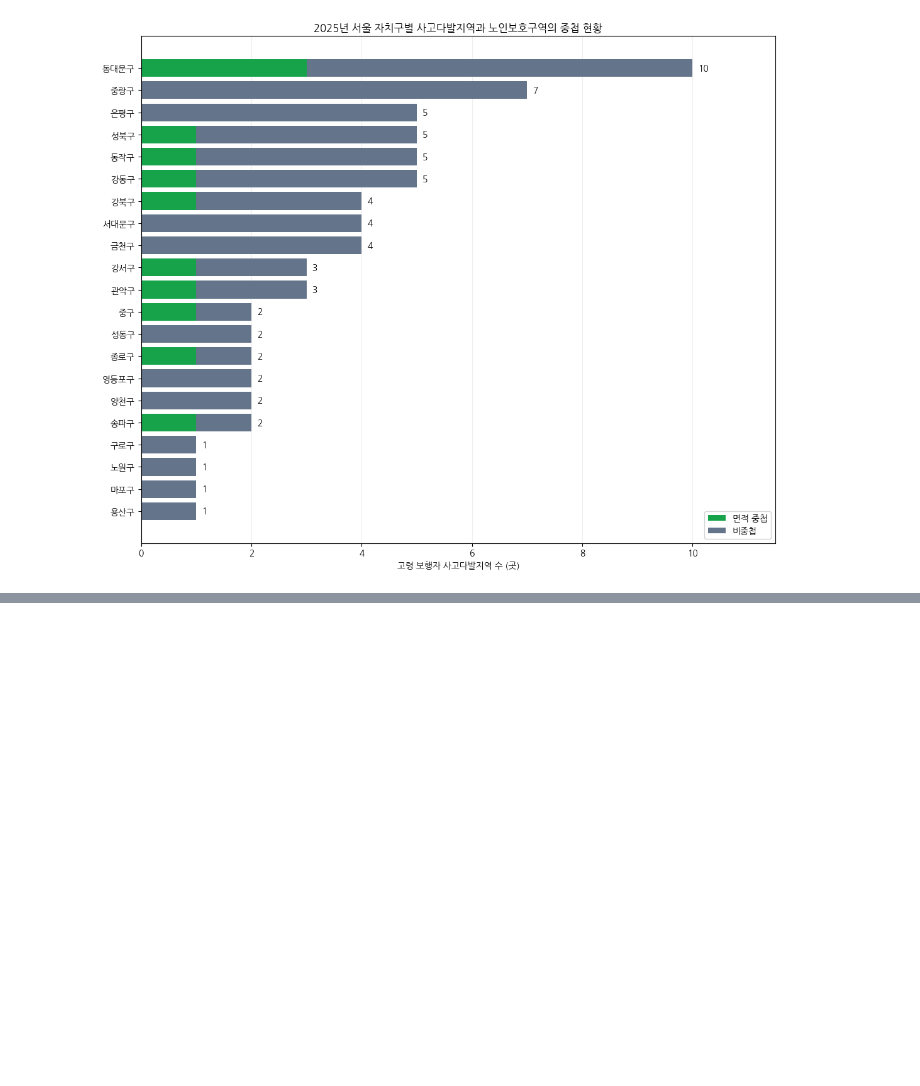
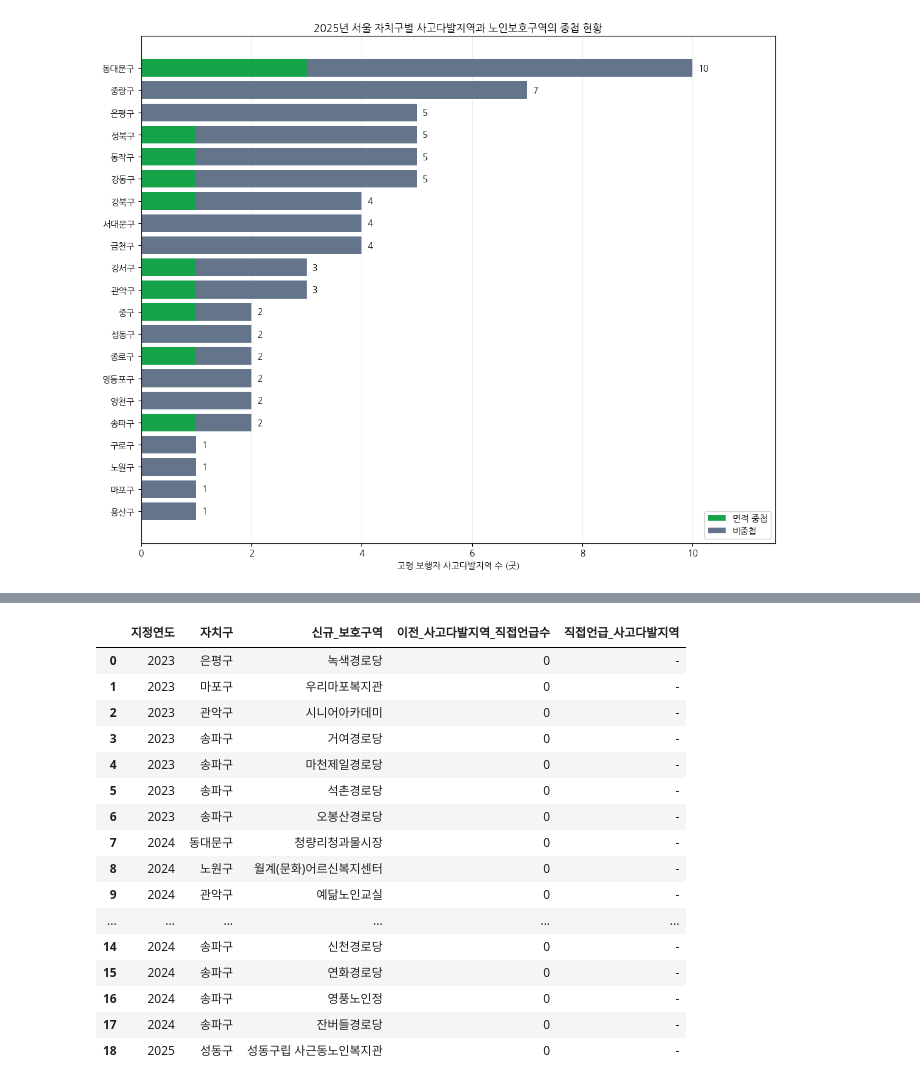
Before and after one commit to csy04x2/elder_accident, a Jupyter notebook: analysis.ipynb, the cells around one changed output, grey strips where cells are left out. Cells and saved outputs as stored; diff of their text form; code cells hidden in the pictures; blank space fills up the shorter version.

```diff
--- a/analysis.ipynb
+++ b/analysis.ipynb
@@ -2499,0 +2749,67 @@ plt.show()
+# %%
+
+# 분석 11 - STEP 7
+# 신규 지정 19곳과 지정 이전 사고다발지역의 명칭 대조
+
+new_zones = pd.DataFrame([
+    (2023, '은평구', '녹색경로당'),
+    (2023, '마포구', '우리마포복지관'),
+    (2023, '관악구', '시니어아카데미'),
+    (2023, '송파구', '거여경로당'),
+    (2023, '송파구', '마천제일경로당'),
+    (2023, '송파구', '석촌경로당'),
+    (2023, '송파구', '오봉산경로당'),
+    (2024, '동대문구', '청량리청과물시장'),
+    (2024, '노원구', '월계(문화)어르신복지센터'),
+    (2024, '관악구', '예닮노인교실'),
+    (2024, '서초구', '방배느티나무쉼터'),
+    (2024, '서초구', '본마을데이케어센터'),
+    (2024, '송파구', '문정노인종합복지관'),
+    (2024, '송파구', '벌말경로당'),
+    (2024, '송파구', '신천경로당'),
+    (2024, '송파구', '연화경로당'),
+    (2024, '송파구', '영풍노인정'),
+    (2024, '송파구', '잔버들경로당'),
+    (2025, '성동구', '성동구립 사근동노인복지관')
+], columns=['지정연도', '자치구', '시설명'])
+
+results = []
+
+for _, zone in new_zones.iterrows():
+
+    # 해당 자치구 + 지정 이전 선정연도만 비교
+    candidates = past_seoul_spots[
+        (past_seoul_spots['선정연도'] < zone['지정연도'])
+        & past_seoul_spots['시도시군구명'].str.contains(
+            zone['자치구'], regex=False, na=False
+        )
+    ]
+
+    # 시설명 그대로 검색 (정규표현식 사용하지 않음)
+    matches = candidates[
+        candidates['지점명'].str.contains(
+            zone['시설명'], regex=False, na=False
+        )
+    ]
+
+    results.append({
+        '지정연도': zone['지정연도'],
+        '자치구': zone['자치구'],
+        '신규_보호구역': zone['시설명'],
+        '이전_사고다발지역_직접언급수': len(matches),
+        '직접언급_사고다발지역': ' / '.join(
+            matches['지점명'].tolist()
+        ) if len(matches) else '-'
+    })
+
+name_match_df = pd.DataFrame(results)
+
+print('신규 보호구역:', len(name_match_df), '곳')
+print(
+    '시설명 직접 언급이 확인된 곳:',
+    (name_match_df['이전_사고다발지역_직접언급수'] > 0).sum(),
+    '곳'
+)
+
+display(name_match_df)
+# %% [output]
@@ -2499,0 +2818,17 @@ plt.show()
+|  | 지정연도 | 자치구 | 신규_보호구역 | 이전_사고다발지역_직접언급수 | 직접언급_사고다발지역 |
+| 0 | 2023 | 은평구 | 녹색경로당 | 0 | - |
+| 1 | 2023 | 마포구 | 우리마포복지관 | 0 | - |
+| 2 | 2023 | 관악구 | 시니어아카데미 | 0 | - |
+| 3 | 2023 | 송파구 | 거여경로당 | 0 | - |
+| 4 | 2023 | 송파구 | 마천제일경로당 | 0 | - |
+| 5 | 2023 | 송파구 | 석촌경로당 | 0 | - |
+| 6 | 2023 | 송파구 | 오봉산경로당 | 0 | - |
+| 7 | 2024 | 동대문구 | 청량리청과물시장 | 0 | - |
+| 8 | 2024 | 노원구 | 월계(문화)어르신복지센터 | 0 | - |
+| 9 | 2024 | 관악구 | 예닮노인교실 | 0 | - |
+| ... | ... | ... | ... | ... | ... |
+| 14 | 2024 | 송파구 | 신천경로당 | 0 | - |
+| 15 | 2024 | 송파구 | 연화경로당 | 0 | - |
+| 16 | 2024 | 송파구 | 영풍노인정 | 0 | - |
+| 17 | 2024 | 송파구 | 잔버들경로당 | 0 | - |
+| 18 | 2025 | 성동구 | 성동구립 사근동노인복지관 | 0 | - |
```
Also changed, not shown: parts of 16 cells of this notebook.
